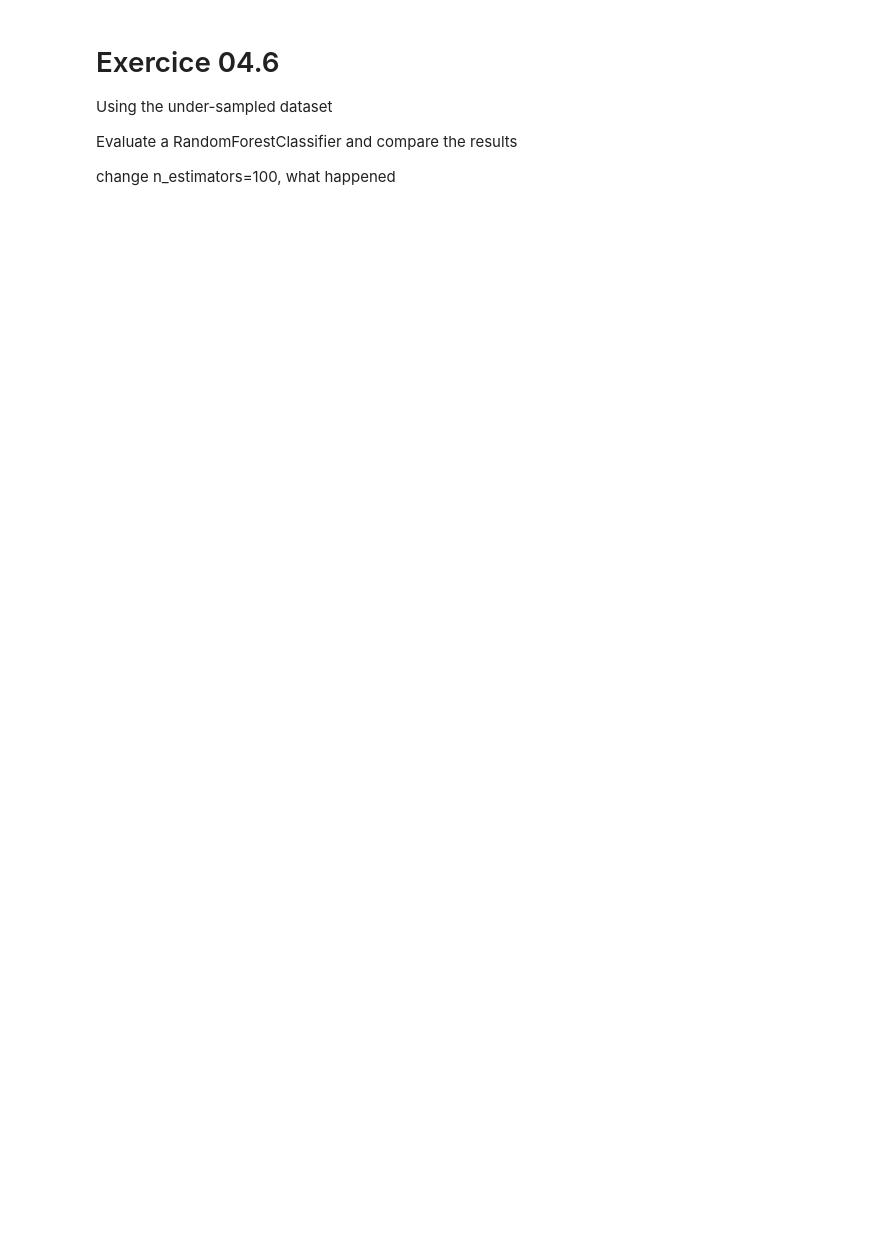
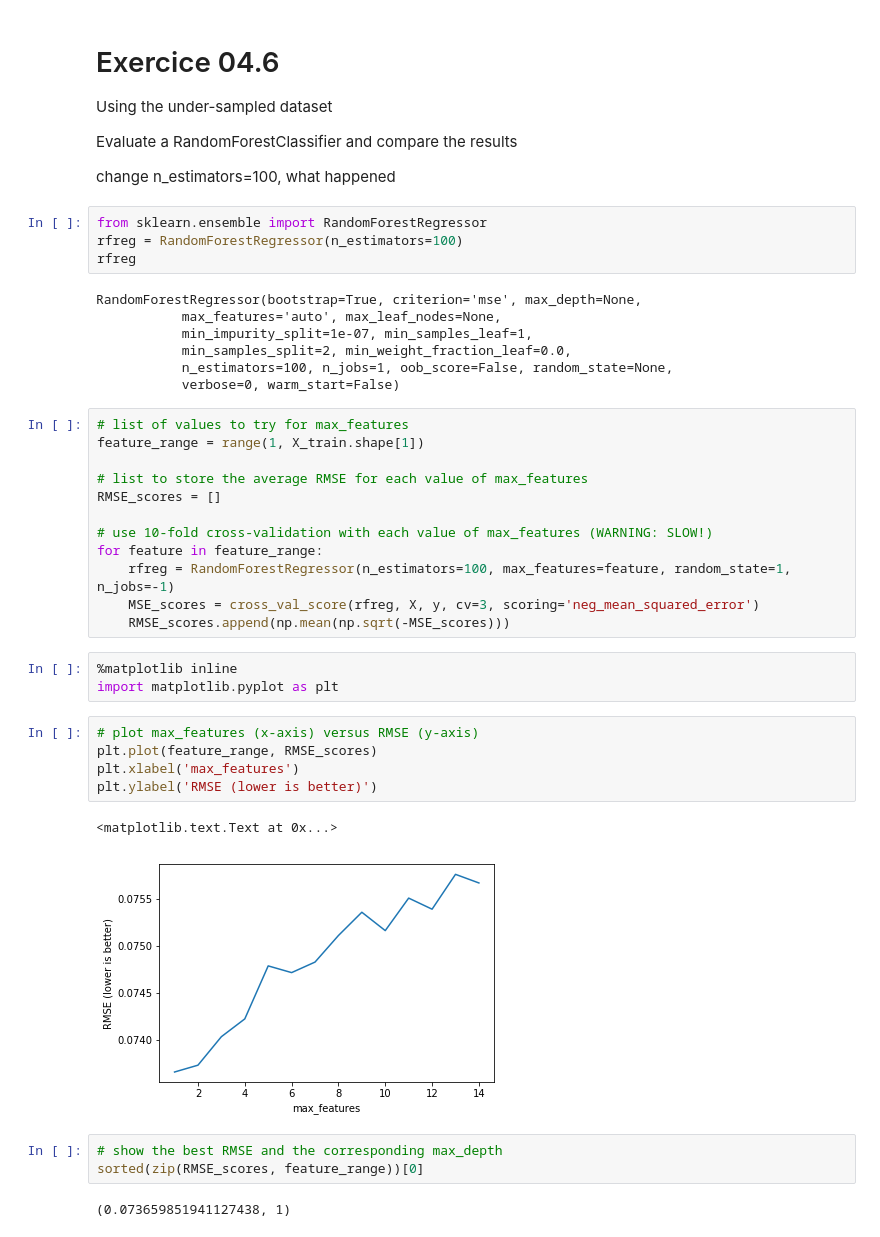
Before and after one commit to anparma8/Activites_1_to_4_Solution, a Jupyter notebook: E04-Sampling-RF-FraudDetection.ipynb, the cells around one changed output. Saved outputs shown, nothing was run; the diff lists cells and outputs as text; blank space fills up the shorter version.

```diff
--- a/E04-Sampling-RF-FraudDetection.ipynb
+++ b/E04-Sampling-RF-FraudDetection.ipynb
@@ -326,3 +482,42 @@ Using the under-sampled dataset
 Evaluate a RandomForestClassifier and compare the results
 
 change n_estimators=100, what happened
+# %%
+from sklearn.ensemble import RandomForestRegressor
+rfreg = RandomForestRegressor(n_estimators=100)
+rfreg
+# %% [output]
+RandomForestRegressor(bootstrap=True, criterion='mse', max_depth=None,
+           max_features='auto', max_leaf_nodes=None,
+           min_impurity_split=1e-07, min_samples_leaf=1,
+           min_samples_split=2, min_weight_fraction_leaf=0.0,
+           n_estimators=100, n_jobs=1, oob_score=False, random_state=None,
+           verbose=0, warm_start=False)
+# %%
+# list of values to try for max_features
+feature_range = range(1, X_train.shape[1])
+
+# list to store the average RMSE for each value of max_features
+RMSE_scores = []
+
+# use 10-fold cross-validation with each value of max_features (WARNING: SLOW!)
+for feature in feature_range:
+    rfreg = RandomForestRegressor(n_estimators=100, max_features=feature, random_state=1, n_jobs=-1)
+    MSE_scores = cross_val_score(rfreg, X, y, cv=3, scoring='neg_mean_squared_error')
+    RMSE_scores.append(np.mean(np.sqrt(-MSE_scores)))
+# %%
+%matplotlib inline
+import matplotlib.pyplot as plt
+# %%
+# plot max_features (x-axis) versus RMSE (y-axis)
+plt.plot(feature_range, RMSE_scores)
+plt.xlabel('max_features')
+plt.ylabel('RMSE (lower is better)')
+# %% [output]
+<matplotlib.text.Text at 0x...>
+[figure, added]
+# %%
+# show the best RMSE and the corresponding max_depth
+sorted(zip(RMSE_scores, feature_range))[0]
+# %% [output]
+(0.073659851941127438, 1)
```
Also changed, not shown: parts of 27 cells of this notebook.
